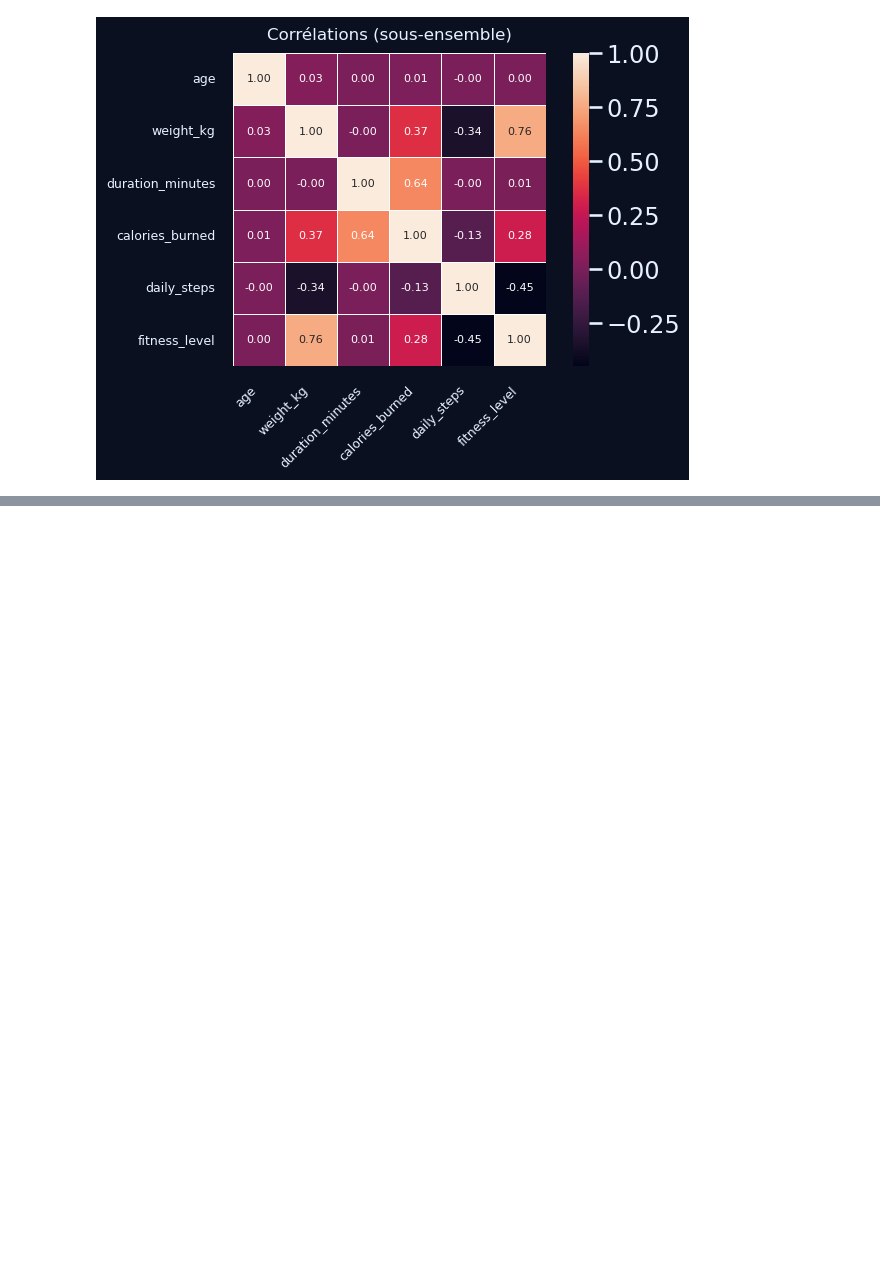
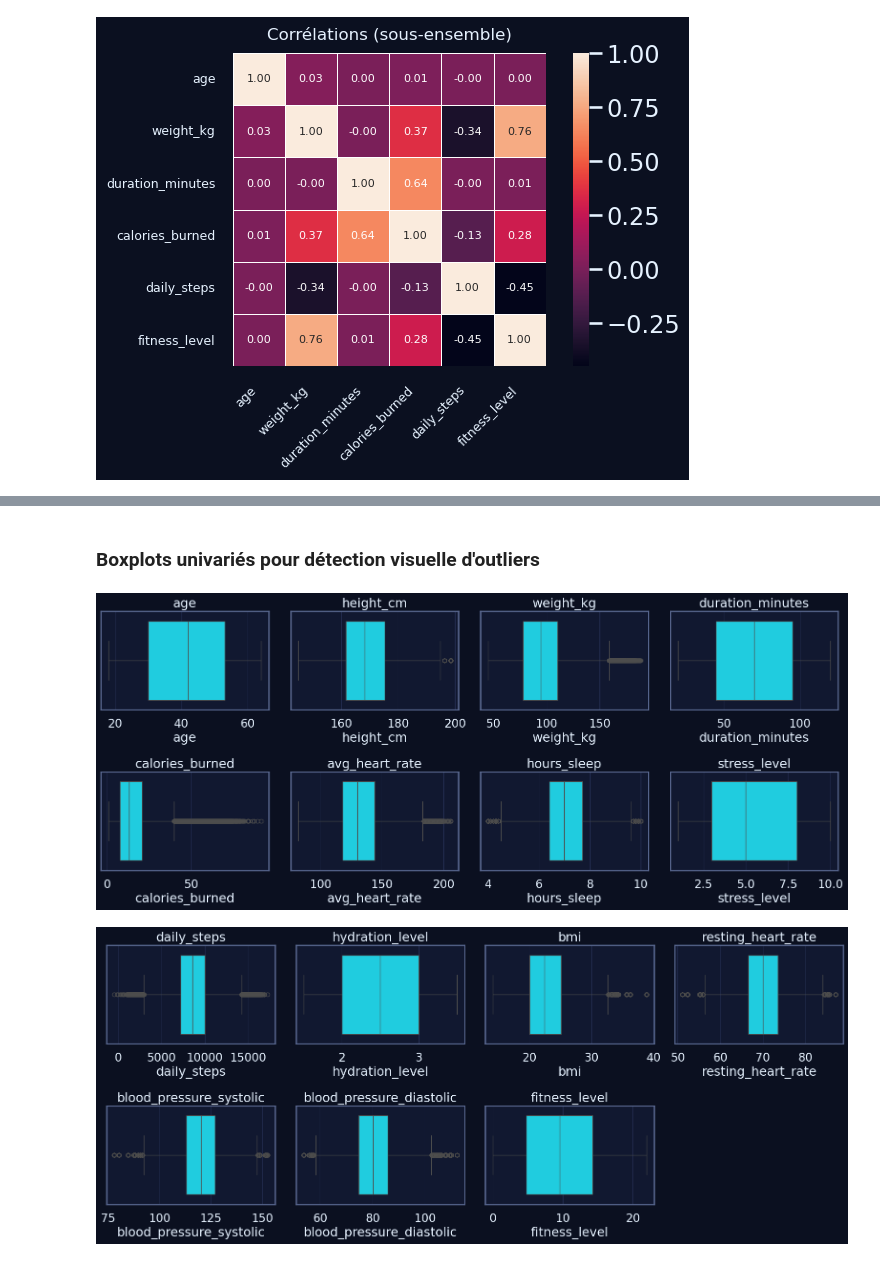
Before and after one commit to happy-developer/train.me, a Jupyter notebook: src/notebooks/eda/health_fitness_dataset/eda_health_fitness_dataset.ipynb, the cells around one changed output, grey strips where cells are left out. Saved outputs shown, nothing was run; the diff lists cells and outputs as text; code cells hidden in the pictures; blank space fills up the shorter version.

```diff
--- a/src/notebooks/eda/health_fitness_dataset/eda_health_fitness_dataset.ipynb
+++ b/src/notebooks/eda/health_fitness_dataset/eda_health_fitness_dataset.ipynb
@@ -420,0 +480,27 @@ plt.show()
+# %% [markdown]
+### Boxplots univariés pour détection visuelle d'outliers
+# %%
+# Même sous-ensemble que pour les histogrammes
+num_to_plot = [c for c in num_cols if c not in cols_exclude]
+
+n_cols = 4
+batch_size = n_cols * 2  # 2 lignes par figure
+
+for i in range(0, len(num_to_plot), batch_size):
+    batch = num_to_plot[i : i + batch_size]
+    n = len(batch)
+    n_rows = int(np.ceil(n / n_cols))
+
+    plt.figure(figsize=(4 * n_cols, 3.5 * n_rows))
+
+    for j, col in enumerate(batch, start=1):
+        plt.subplot(n_rows, n_cols, j)
+        sns.boxplot(x=df[col])
+        plt.title(col)
+        plt.grid(True, axis="x")
+
+    plt.tight_layout()
+    plt.show()
+# %% [output]
+[figure, added]
+[figure, added]
```
Also changed, not shown: parts of 12 cells of this notebook, 2 other files.
